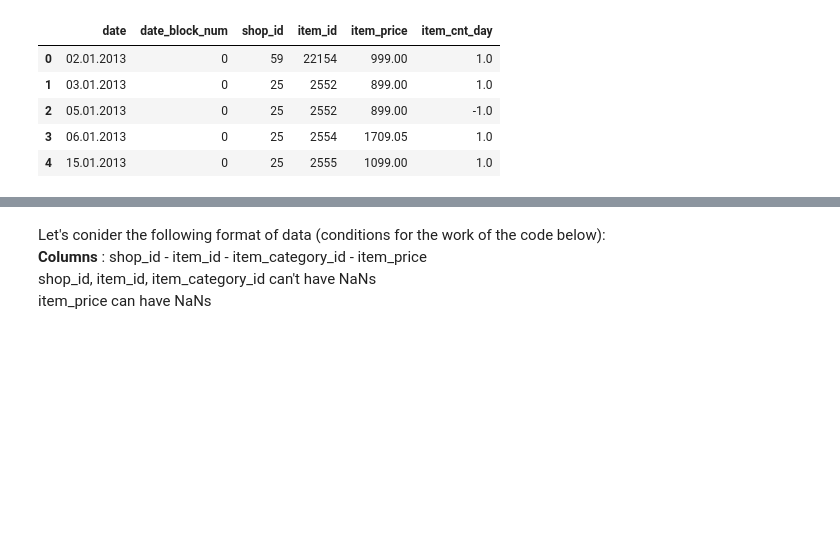
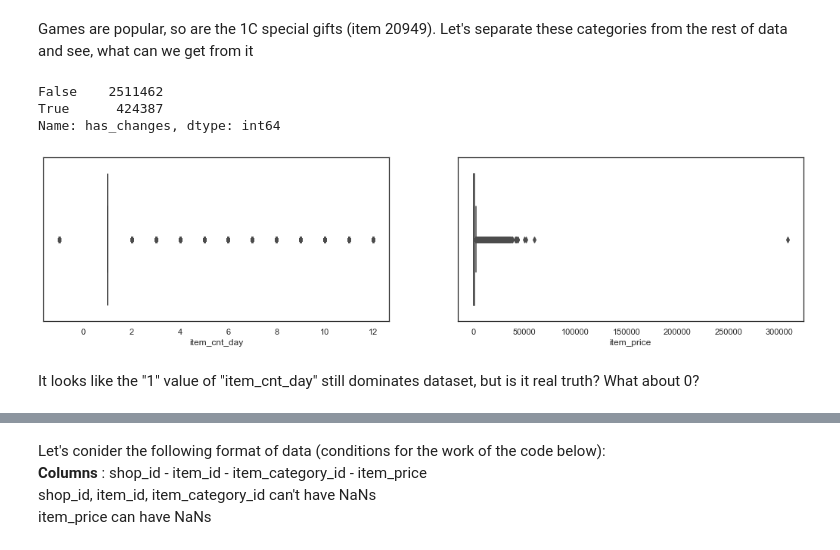
Before and after one commit to MShepelin/Predict-future-sales, a Jupyter notebook: Full workflow.ipynb, the cells around one changed output, grey strips where cells are left out. Drawn from its saved outputs; the diff is of its cells as text; code cells hidden in the pictures; blank space fills up the shorter version.

Commit message:
More data research

```diff
--- a/Full workflow.ipynb
+++ b/Full workflow.ipynb
@@ -21,0 +34,16 @@ shops              = pd.read_csv('./readonly/shops.csv')
+# %%
+# Let "counts" be an table in which every unique value of "item_cnt_day" column has a number of it's inclusions in data.
+# Then let's take the i-th maximum nI (number of inclusions) and separate values of "count" table by this threshold.
+# "proper_sales" dataframe will only include rows with "item_cnt_day" values, which nI is not less then threshold
+i = 8
+
+counts = sales_train['item_cnt_day'].value_counts()
+unique_counts_values = counts.sort_values().unique()
+threshold = counts[unique_counts_values[min(i, unique_counts_values.shape[0] - 1)]]
+
+proper_values = counts[counts >= threshold].index
+proper_sales = sales_train[sales_train['item_cnt_day'].isin(proper_values)]
+
+improper_sales = sales_train.drop(proper_sales.index)
+
+assert proper_sales.shape[0] + improper_sales.shape[0] == sales_train.shape[0], "Wrong sizes"
@@ -21,0 +70,2 @@ shops              = pd.read_csv('./readonly/shops.csv')
+# %% [markdown]
+Games are popular, so are the 1C special gifts (item 20949). Let's separate these categories from the rest of data and see, what can we get from it
@@ -22,9 +81,17 @@ shops              = pd.read_csv('./readonly/shops.csv')
+# %%
+has_changes_column(sales_train, ['date_block_num', 'shop_id', 'item_id'], 'item_price').value_counts()
+# %% [output]
+False    2511462
+True      424387
+Name: has_changes, dtype: int64
+# %%
+fig, ax = plt.subplots(1, 2, figsize = (18, 4))
+sns.boxplot(proper_sales['item_cnt_day'], ax = ax[0])
+sns.boxplot(proper_sales['item_price'], ax = ax[1])
+plt.show()
+# %% [output]
+[figure, added]
+# %% [markdown]
+It looks like the "1" value of "item_cnt_day" still dominates dataset, but is it real truth? What about 0?
 # %%
-sales_train.head()
+sales_train
-# %% [output]
-|  | date | date_block_num | shop_id | item_id | item_price | item_cnt_day |
-| 0 | 02.01.2013 | 0 | 59 | 22154 | 999.00 | 1.0 |
-| 1 | 03.01.2013 | 0 | 25 | 2552 | 899.00 | 1.0 |
-| 2 | 05.01.2013 | 0 | 25 | 2552 | 899.00 | -1.0 |
-| 3 | 06.01.2013 | 0 | 25 | 2554 | 1709.05 | 1.0 |
-| 4 | 15.01.2013 | 0 | 25 | 2555 | 1099.00 | 1.0 |
```
Also changed, not shown: parts of 18 cells of this notebook.
